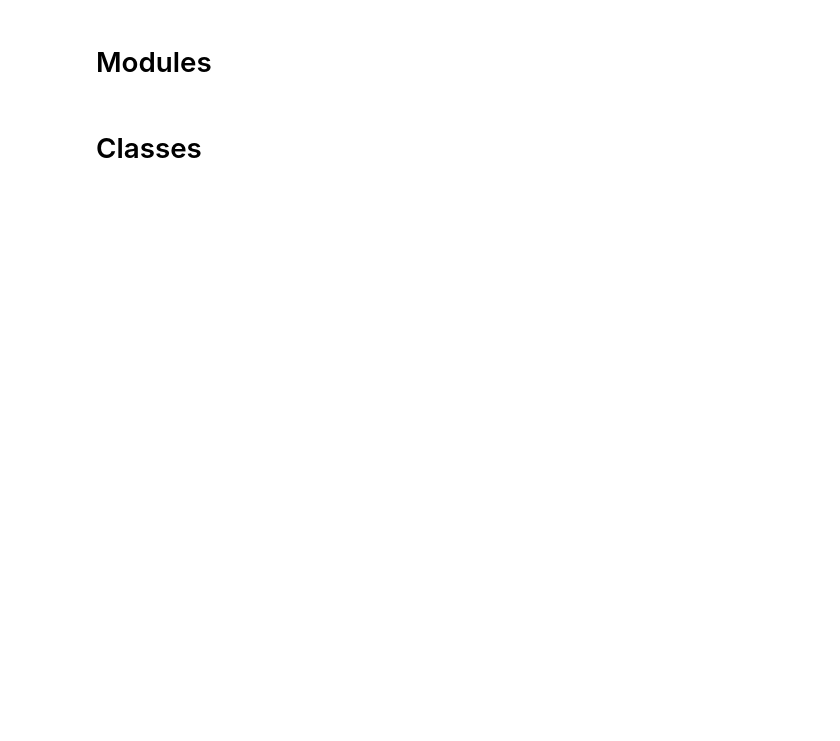
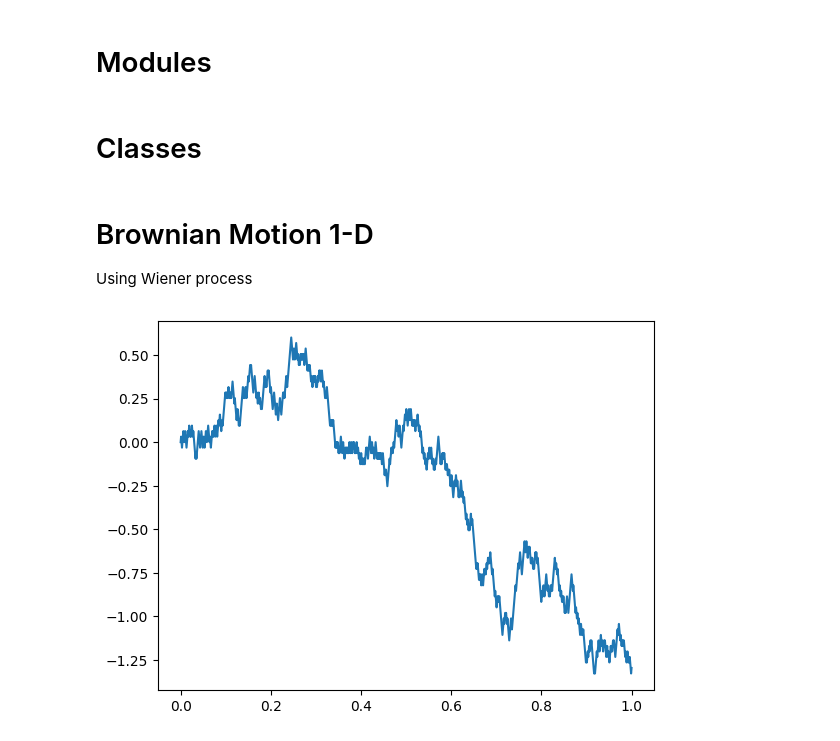
Before and after one commit to CharCAFI/Topico-de-Industria-I, a Jupyter notebook: Assignment1.ipynb, the cells around one changed output. Cells and saved outputs as stored; diff of their text form; code cells hidden in the pictures; blank space fills up the shorter version.

Commit message:
Añadí una sección de Brawnian Motion 1-D usando el proceso Wiener

```diff
--- a/Assignment1.ipynb
+++ b/Assignment1.ipynb
@@ -57,3 +57,26 @@ class Vec2d(object):
         x = self.x*cos - self.y*sin
         y = self.x*sin + self.y*cos
         return Vec2d(x, y)
+# %% [markdown]
+# Brownian Motion 1-D
+
+Using Wiener process
+# %%
+# Init parameters
+s_pos = 0
+n_steps = 1000
+
+# Init Brownian walk vector
+bw = np.ones(n_steps)*s_pos
+# Generate the trajectory
+for i in range(1, n_steps):
+    di = np.random.choice([1,-1])
+    # Wiener process
+    bw[i] = bw[i-1]+(di/np.sqrt(n_steps))
+    # axu vector for time
+times = np.linspace(0,1,n_steps)
+
+plt.plot(times, bw)
+plt.show()
+# %% [output]
+[figure, added]
```
